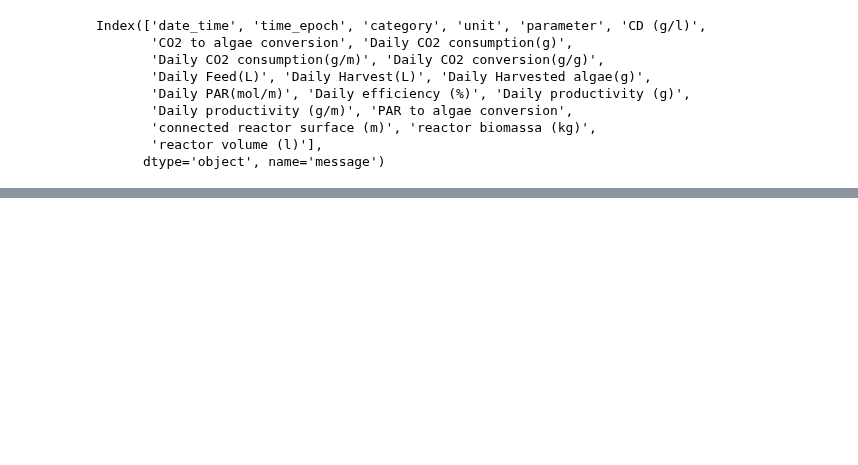
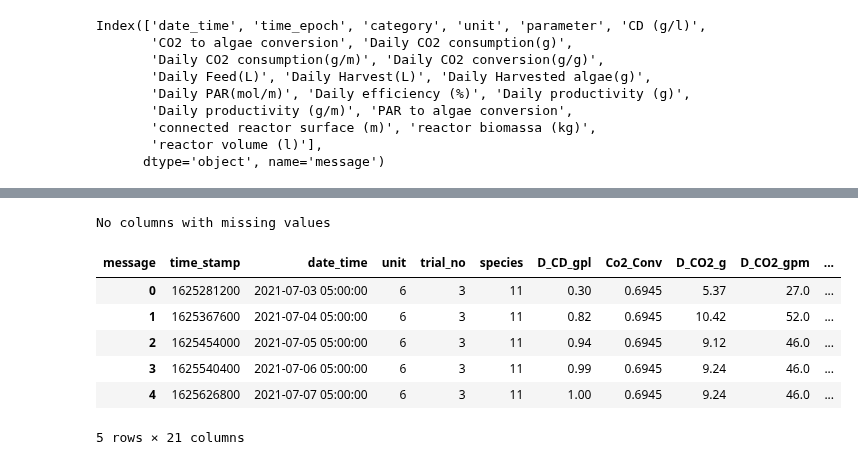
Before and after one commit to janakishyama/ESR_10, a Jupyter notebook: WP1/data_cleaning_DBexport/_3_cumulativeDay/1_sumDAY_preprocessing.ipynb, the cells around one changed output, grey strips where cells are left out. Saved outputs shown, nothing was run; the diff lists cells and outputs as text; code cells hidden in the pictures; blank space fills up the shorter version.

```diff
--- a/WP1/data_cleaning_DBexport/_3_cumulativeDay/1_sumDAY_preprocessing.ipynb
+++ b/WP1/data_cleaning_DBexport/_3_cumulativeDay/1_sumDAY_preprocessing.ipynb
@@ -180,0 +252,12 @@ reactor volume (l)          : R_Volume_l
+# %%
+def set_varables(trial_no):
+    database_connection = dbConn_sqlAlc()
+    tbl_lookup = pd.read_sql("SELECT * FROM tbl_pbr_lookup WHERE instance = ?", database_connection, params=[trial_no])
+    species_id = int(tbl_lookup['species'])
+    trial_no = int(tbl_lookup['instance'])
+    unit_id = int(tbl_lookup['unit'])
+    start_date = int(tbl_lookup['start_date'])
+    end_date = int(tbl_lookup['end_date'])
+    parameter = 12
+    category = 6
+    return species_id, trial_no, unit_id, start_date, end_date, parameter, category
@@ -180,0 +328,30 @@ reactor volume (l)          : R_Volume_l
+# %%
+# Missing Value imputation using interpolation - spline
+def missingValue_imputation(sum_hour_cleaned):
+    sum_hour_cleaned_indexed = sum_hour_cleaned.set_index('date_time')
+    null_cols = sum_hour_cleaned_indexed.columns[sum_hour_cleaned_indexed.isnull().any()].tolist()
+    if null_cols:
+        for pbr_col in null_cols:
+            sum_hour_cleaned_indexed[pbr_col]=sum_hour_cleaned_indexed[pbr_col].interpolate(option='spline')
+
+        sum_hour_cleaned_indexed = sum_hour_cleaned_indexed.reset_index(level=0)
+        new_col = list(sum_hour_cleaned.columns)
+        sum_hour_cleaned_indexed=sum_hour_cleaned_indexed[new_col]
+        return sum_hour_cleaned_indexed
+    else:
+        print('No columns with missing values')
+        return sum_hour_cleaned
+
+cum_Dayly_cleaned = missingValue_imputation(tmp_CumDay_df)
+# %% [output]
+No columns with missing values
+# %%
+cum_Dayly_cleaned.head()
+# %% [output]
+| message | time_stamp | date_time | unit | trial_no | species | D_CD_gpl | Co2_Conv | D_CO2_g | D_CO2_gpm | ... |
+| 0 | 1625281200 | 2021-07-03 05:00:00 | 6 | 3 | 11 | 0.30 | 0.6945 | 5.37 | 27.0 | ... |
+| 1 | 1625367600 | 2021-07-04 05:00:00 | 6 | 3 | 11 | 0.82 | 0.6945 | 10.42 | 52.0 | ... |
+| 2 | 1625454000 | 2021-07-05 05:00:00 | 6 | 3 | 11 | 0.94 | 0.6945 | 9.12 | 46.0 | ... |
+| 3 | 1625540400 | 2021-07-06 05:00:00 | 6 | 3 | 11 | 0.99 | 0.6945 | 9.24 | 46.0 | ... |
+| 4 | 1625626800 | 2021-07-07 05:00:00 | 6 | 3 | 11 | 1.00 | 0.6945 | 9.24 | 46.0 | ... |
+5 rows × 21 columns
```
Also changed, not shown: parts of 10 cells of this notebook, 4 other files.
